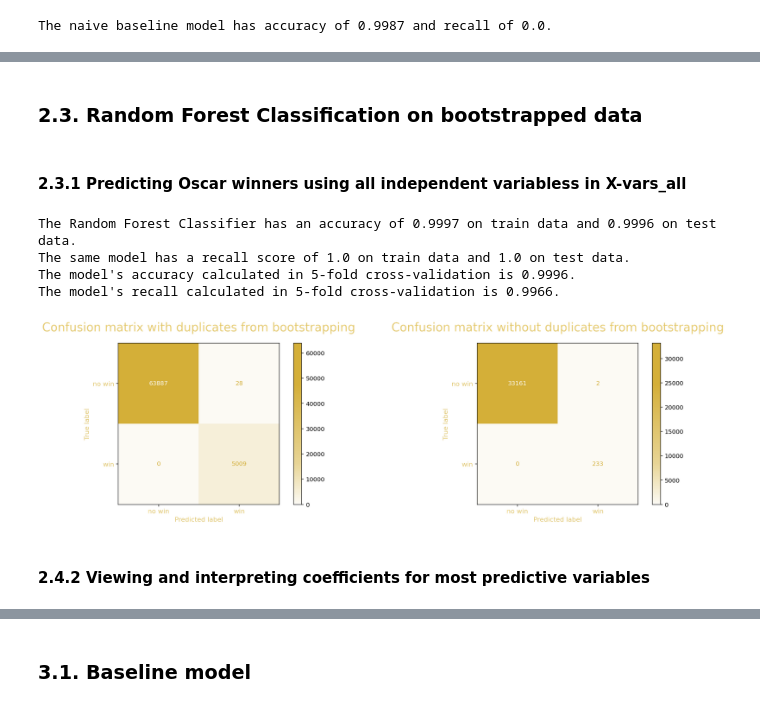
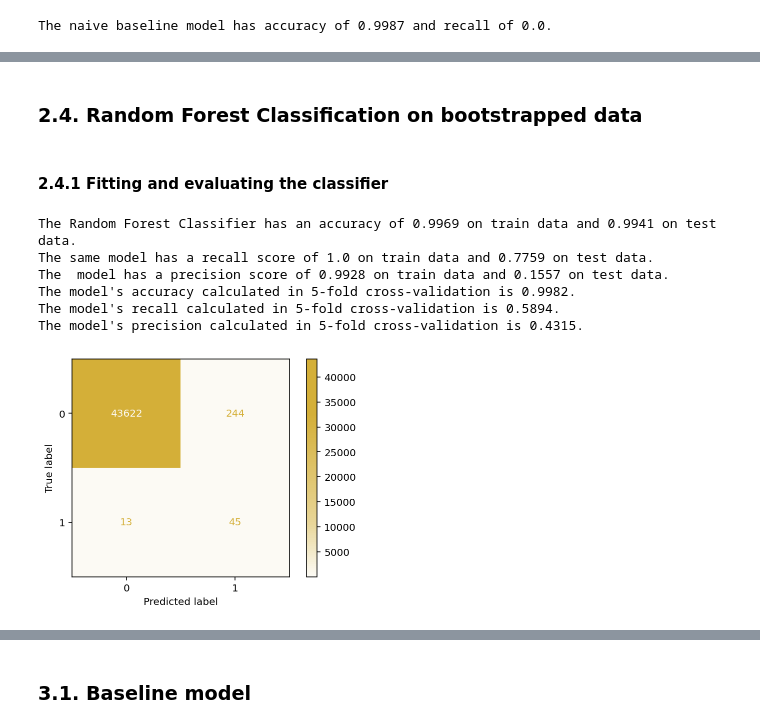
Before and after one commit to Marrrta/Oscars, a Jupyter notebook: code/3. Classification.ipynb, the cells around one changed output, grey strips where cells are left out. Drawn from its saved outputs; the diff is of its cells as text; code cells hidden in the pictures.

```diff
--- a/code/3. Classification.ipynb
+++ b/code/3. Classification.ipynb
@@ -390,21 +563,12 @@ The naive baseline model has accuracy of 0.9987 and recall of 0.0.
-# %%
-movies_btstrp['Oscar_winner'] = movies_btstrp['o_wins'].apply(lambda x: np.where(x>0, 1, 0))
-
-X = movies_btstrp[X_vars_all]
-y = movies_btstrp['Oscar_winner']
-
-X_train, X_test, y_train, y_test = train_test_split(X,y)
-
-stan = StandardScaler()
-Z_train = stan.fit_transform(X_train)
-Z_test = stan.transform(X_test)
 # %%
-logr_win = LogisticRegression()
-logr_win.fit(X_train, y_train)
+lr_win = LogisticRegression()
+lr_win.fit(X_train, y_train)
 
-print(f"Logistic regression using five most predictive variables has accuracy of {round(logr_win.score(X_train, y_train),4)} on train data and {round(logr_win.score(X_test, y_test),4)} on test data.")
-print(f"The same model has a recall score of {round(recall_score(y_train, logr_win.predict(X_train)),4)} on train data and {round(recall_score(y_test, logr_win.predict(X_test)),4)} on test data.")
+print(f"Logistic regression using five most predictive variables has accuracy of {round(lr_win.score(X_train, y_train),4)} on train data and {round(lr_win.score(X_test, y_test),4)} on test data.")
+print(f"The same model has a recall score of {round(recall_score(y_train, lr_win.predict(X_train)),4)} on train data and {round(recall_score(y_test, lr_win.predict(X_test)),4)} on test data.")
+print(f"The same model has a precision score of {round(precision_score(y_train, lr_win.predict(X_train)),4)} on train data and {round(precision_score(y_test, lr_win.predict(X_test)),4)} on test data.")
 
-print(f"The model's accuracy calculated in 5-fold cross-validation is {round(cross_val_score(logr_win, Z_test, y_test).mean(),4)}.")
-print(f"The model's recall calculated in 5-fold cross-validation is {round(cross_val_score(logr_win, Z_test, y_test, scoring='recall').mean(),4)}.")
+print(f"The model's accuracy calculated in 5-fold cross-validation is {round(cross_val_score(lr_win, Z_test, y_test).mean(),4)}.")
+print(f"The model's recall calculated in 5-fold cross-validation is {round(cross_val_score(lr_win, Z_test, y_test, scoring='recall').mean(),4)}.")
+print(f"The model's precision calculated in 5-fold cross-validation is {round(cross_val_score(lr_win, Z_test, y_test, scoring='precision').mean(),4)}.")
 # %% [output]
@@ -433,35 +587,28 @@ plot_confusion_matrices(logr_win, Z_test, y_test, cmap = golds_cm, labels = ['no
 # %% [markdown]
-### 2.3. Random Forest Classification on bootstrapped data
+### 2.4. Random Forest Classification on bootstrapped data
-# %% [markdown]
-#### 2.3.1 Predicting Oscar winners using all independent variabless in X-vars_all
-# %%
-X = movies_btstrp[X_vars_all]
-y = movies_btstrp['Oscar_winner']
-
-X_train, X_test, y_train, y_test = train_test_split(X,y)
-
-stan = StandardScaler()
-Z_train = stan.fit_transform(X_train)
-Z_test = stan.transform(X_test)
+# %% [markdown]
+#### 2.4.1 Fitting and evaluating the classifier
 # %%
-rfc_win = RandomForestClassifier()
+rfc_win = RandomForestClassifier(max_depth = 20, criterion = 'gini', min_samples_leaf = 3, class_weight= {0: 0.001, 1: 0.999})
 rfc_win.fit(Z_train, y_train)
 
 print(f"The Random Forest Classifier has an accuracy of {round(rfc_win.score(Z_train, y_train),4)} on train data and {round(rfc_win.score(Z_test, y_test),4)} on test data.")
 print(f"The same model has a recall score of {round(recall_score(y_train, rfc_win.predict(Z_train)),4)} on train data and {round(recall_score(y_test, rfc_win.predict(Z_test)),4)} on test data.")
+print(f"The  model has a precision score of {round(precision_score(y_train, rfc_win.predict(Z_train)),4)} on train data and {round(precision_score(y_test, rfc_win.predict(Z_test)),4)} on test data.")
 
 print(f"The model's accuracy calculated in 5-fold cross-validation is {round(cross_val_score(rfc_win, Z_test, y_test).mean(),4)}.")
 print(f"The model's recall calculated in 5-fold cross-validation is {round(cross_val_score(rfc_win, Z_test, y_test, scoring='recall').mean(),4)}.")
+print(f"The model's precision calculated in 5-fold cross-validation is {round(cross_val_score(rfc_win, Z_test, y_test, scoring='precision').mean(),4)}.")
 # %% [output]
-The Random Forest Classifier has an accuracy of 0.9997 on train data and 0.9996 on test data.
-The same model has a recall score of 1.0 on train data and 1.0 on test data.
-The model's accuracy calculated in 5-fold cross-validation is 0.9996.
-The model's recall calculated in 5-fold cross-validation is 0.9966.
+The Random Forest Classifier has an accuracy of 0.9969 on train data and 0.9941 on test data.
+The same model has a recall score of 1.0 on train data and 0.7759 on test data.
+The  model has a precision score of 0.9928 on train data and 0.1557 on test data.
+The model's accuracy calculated in 5-fold cross-validation is 0.9982.
+The model's recall calculated in 5-fold cross-validation is 0.5894.
+The model's precision calculated in 5-fold cross-validation is 0.4315.
 # %%
-plot_confusion_matrices(rfc_win, Z_test, y_test, cmap = golds_cm, labels = ['no win', 'win'], ver = 'rfc_win')
+plot_confusion_matrix(rfc_win, Z_test, y_test, cmap = golds_cm);
 # %% [output]
-[figure, old version]
+[figure, new version]
 # %%
 pickle.dump(rfc_win, open('../pickles/rfc_win.p', 'wb'))
-# %% [markdown]
-#### 2.4.2 Viewing and interpreting coefficients for most predictive variables
```
Also changed, not shown: parts of 263 cells of this notebook, 1 other file.
